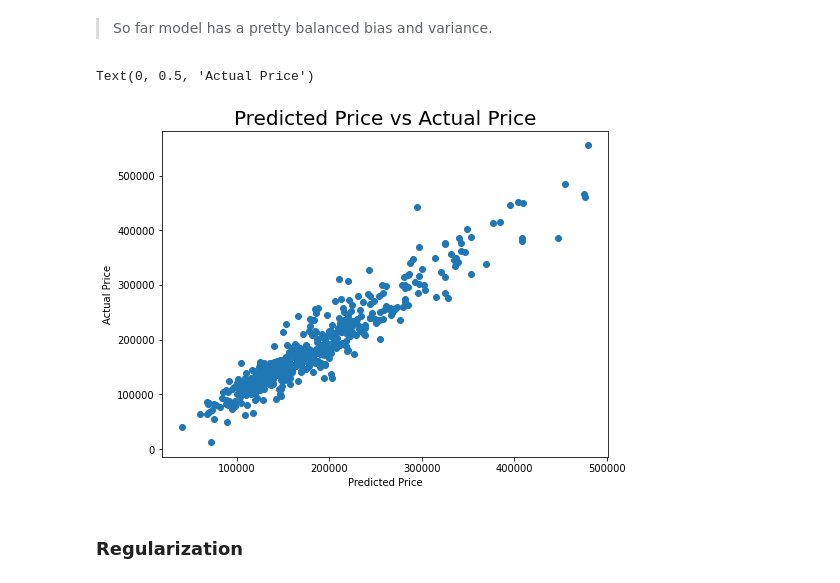
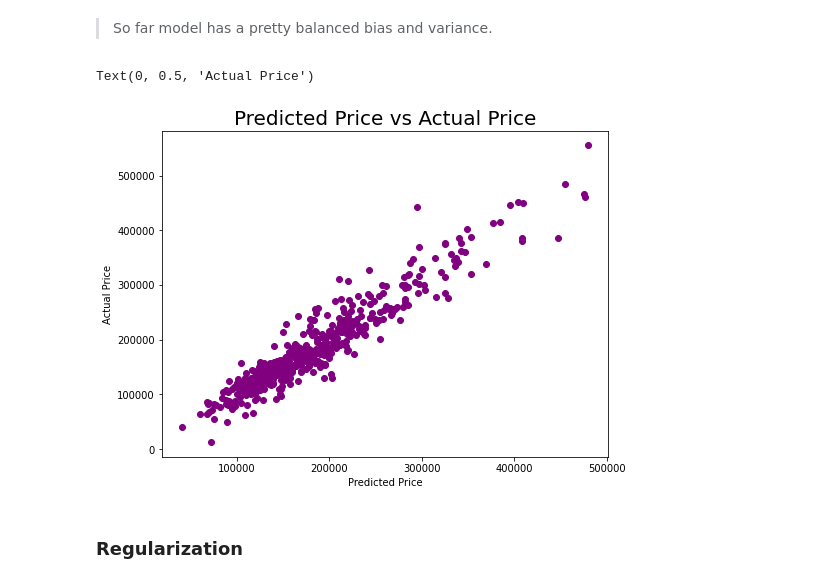
Before and after one commit to aidandom/Ames_Housing_Prohect, a Jupyter notebook: Project_2.ipynb, the cells around one changed output. Cells and saved outputs as stored; diff of their text form; code cells hidden in the pictures.

```diff
--- a/Project_2.ipynb
+++ b/Project_2.ipynb
@@ -421,14 +454,14 @@ pred = np.exp(lr.predict(X_test))
 # %%
 plt.figure(figsize=(8,6))
 
-plt.scatter(pred, np.exp(y_test))
+plt.scatter(pred, np.exp(y_test), c='purple')
 
 plt.title('Predicted Price vs Actual Price', fontsize=20)
 plt.xlabel('Predicted Price')
 plt.ylabel('Actual Price')
 # %% [output]
 Text(0, 0.5, 'Actual Price')
-[figure, old version]
+[figure, new version]
 # %% [markdown]
 ### Regularization
 # %%
```
Also changed, not shown: parts of 9 cells of this notebook, 1 other file.
